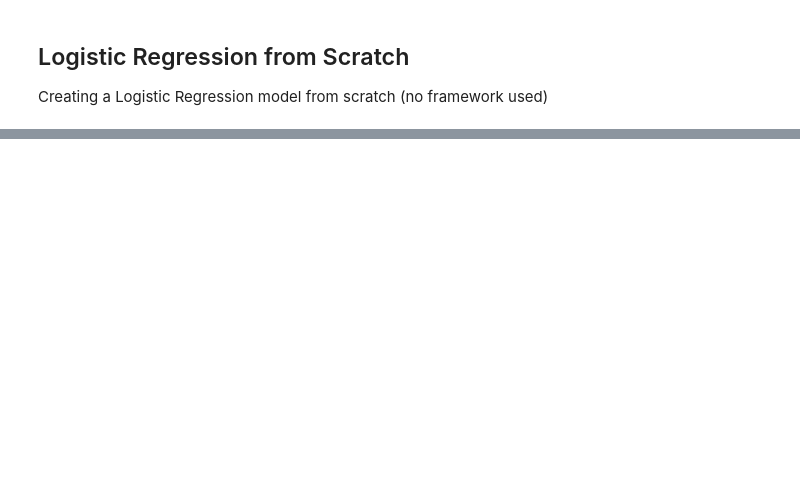
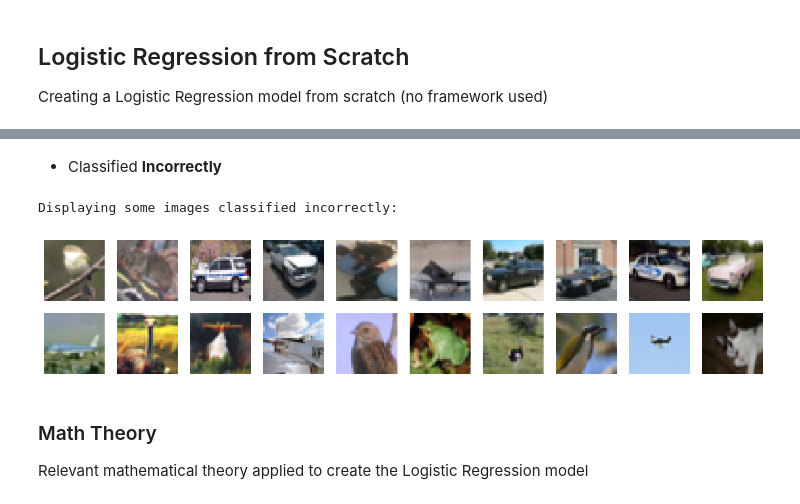
Before and after one commit to Jaquesd/Image_Recognition, a Jupyter notebook: Image Recognition - Logistic Regression.ipynb, the cells around one changed output, grey strips where cells are left out. Drawn from its saved outputs; the diff is of its cells as text; code cells hidden in the pictures; blank space fills up the shorter version.

```diff
--- a/Image Recognition - Logistic Regression.ipynb
+++ b/Image Recognition - Logistic Regression.ipynb
@@ -276,0 +410,19 @@ class LogisticRegression:
+# %% [markdown]
+* Classified **Incorrectly**
+# %%
+print("Displaying some images classified incorrectly: ")
+
+fig, axes1 = plt.subplots(2, 10, figsize=(16, 3))
+for j in range(2):
+    for k in range(10):
+        i = random.choice(incorrect[j])
+        axes1[j][k].set_axis_off()
+        axes1[j][k].imshow(selected_images[i])
+
+plt.show()
+# %% [output]
+Displaying some images classified incorrectly:
+[figure, added]
+# %% [markdown]
+### Math Theory
+Relevant mathematical theory applied to create the Logistic Regression model
```
Also changed, not shown: parts of 23 cells of this notebook.
